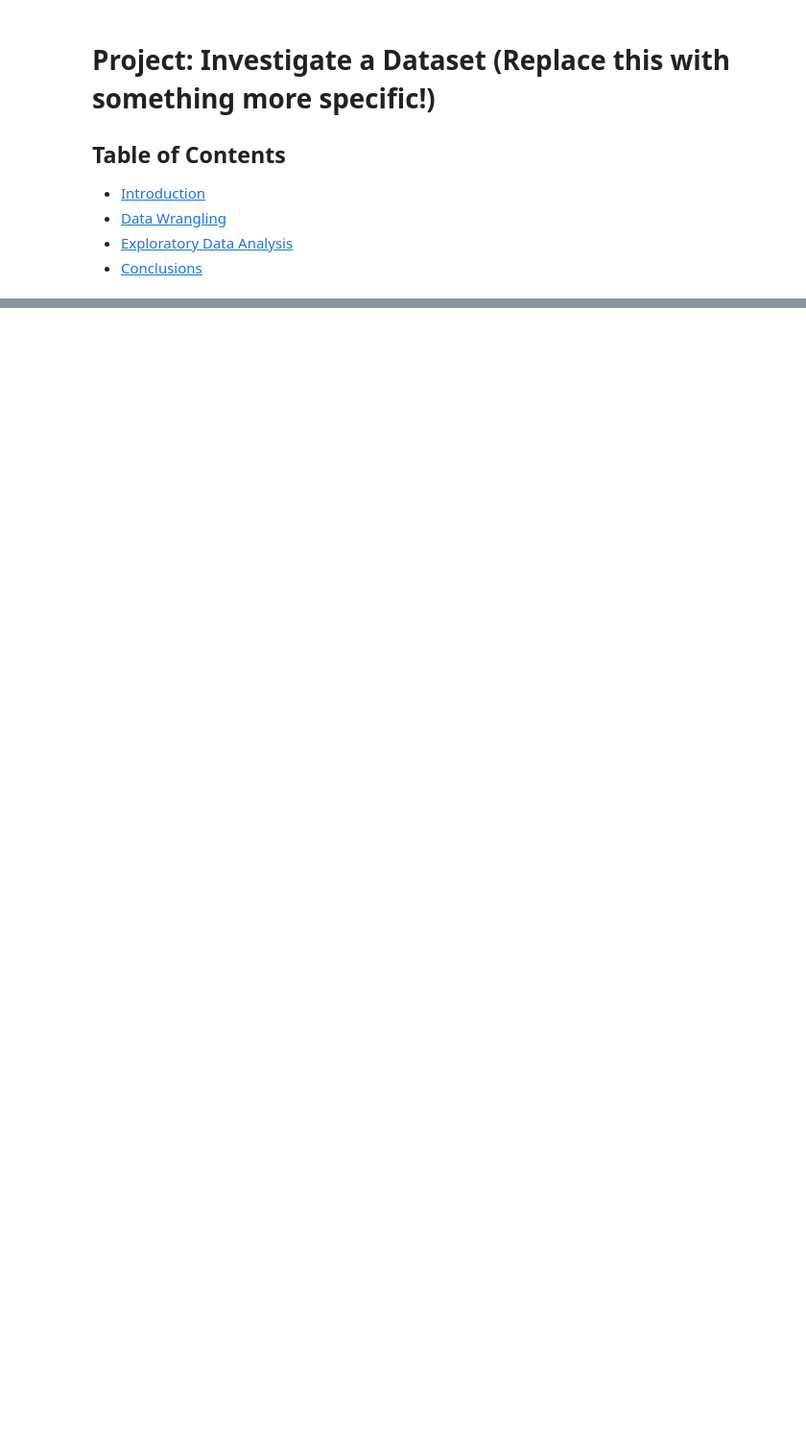
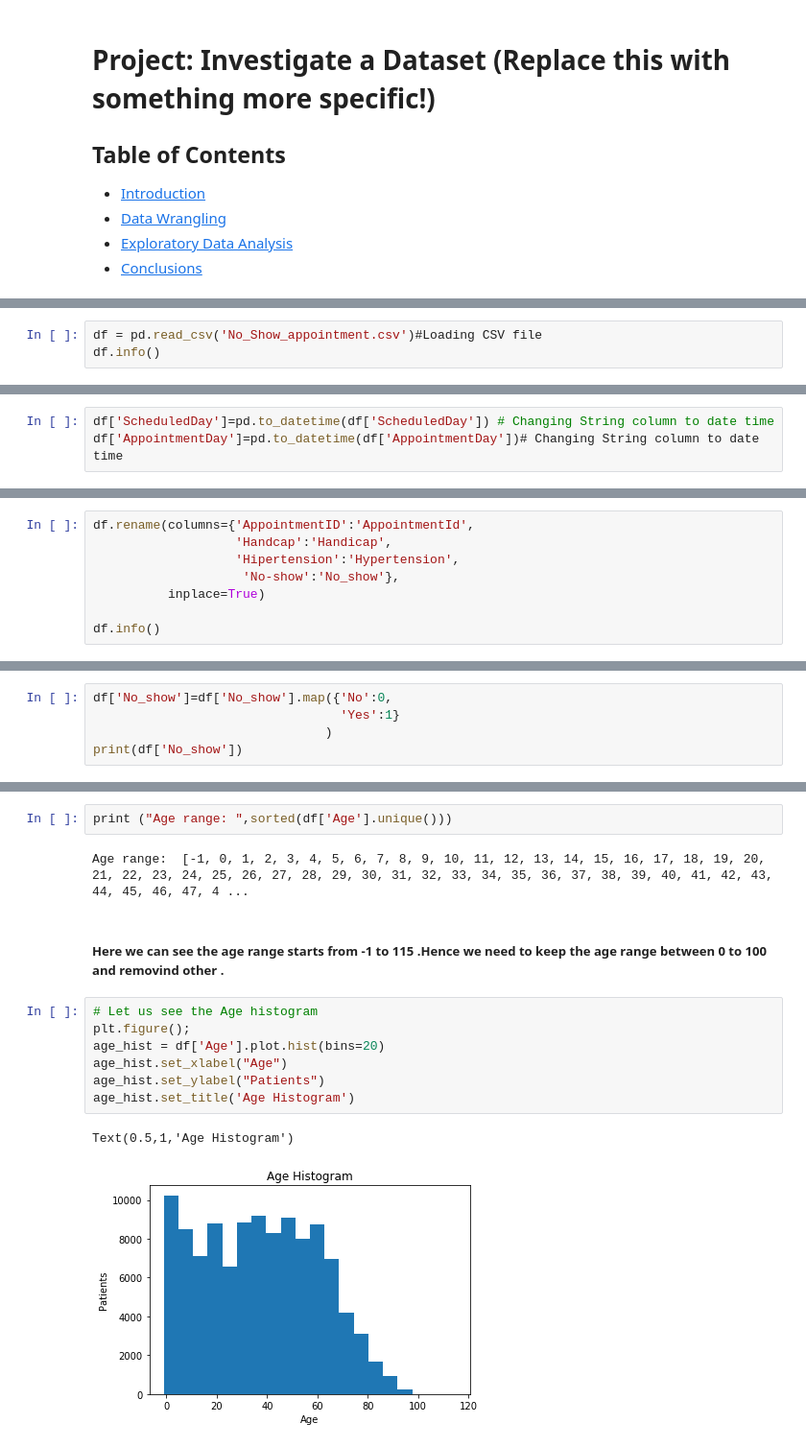
Before and after one commit to ishajoshi89/Udacity_Projects, a Jupyter notebook: Investigate_NO_Show_Appointment_dataset.ipynb, the cells around one changed output, grey strips where cells are left out. Shown at 96% size. Saved outputs shown, nothing was run; the diff lists cells and outputs as text; blank space fills up the shorter version.

```diff
--- a/Investigate_NO_Show_Appointment_dataset.ipynb
+++ b/Investigate_NO_Show_Appointment_dataset.ipynb
@@ -69,0 +35,3 @@ FileNotFoundError: File b'No_Show_appointment' does not exist
+# %%
+df = pd.read_csv('No_Show_appointment.csv')#Loading CSV file
+df.info()
@@ -69,0 +63,3 @@ FileNotFoundError: File b'No_Show_appointment' does not exist
+# %%
+df['ScheduledDay']=pd.to_datetime(df['ScheduledDay']) # Changing String column to date time
+df['AppointmentDay']=pd.to_datetime(df['AppointmentDay'])# Changing String column to date time
@@ -69,0 +68,8 @@ FileNotFoundError: File b'No_Show_appointment' does not exist
+# %%
+df.rename(columns={'AppointmentID':'AppointmentId',
+                   'Handcap':'Handicap',
+                   'Hipertension':'Hypertension',
+                    'No-show':'No_show'},
+          inplace=True)
+
+df.info()
@@ -69,0 +106,5 @@ FileNotFoundError: File b'No_Show_appointment' does not exist
+# %%
+df['No_show']=df['No_show'].map({'No':0,
+                                 'Yes':1}
+                               )
+print(df['No_show'])
@@ -69,0 +131,16 @@ FileNotFoundError: File b'No_Show_appointment' does not exist
+# %%
+print ("Age range: ",sorted(df['Age'].unique()))
+# %% [output]
+Age range:  [-1, 0, 1, 2, 3, 4, 5, 6, 7, 8, 9, 10, 11, 12, 13, 14, 15, 16, 17, 18, 19, 20, 21, 22, 23, 24, 25, 26, 27, 28, 29, 30, 31, 32, 33, 34, 35, 36, 37, 38, 39, 40, 41, 42, 43, 44, 45, 46, 47, 4 ...
+# %% [markdown]
+##### Here we can see the age range starts from -1 to 115 .Hence we need to keep the age range between 0 to 100 and removind other .
+# %%
+# Let us see the Age histogram
+plt.figure();
+age_hist = df['Age'].plot.hist(bins=20)
+age_hist.set_xlabel("Age")
+age_hist.set_ylabel("Patients")
+age_hist.set_title('Age Histogram')
+# %% [output]
+Text(0.5,1,'Age Histogram')
+[figure, added]
```
Also changed, not shown: parts of 51 cells of this notebook.
